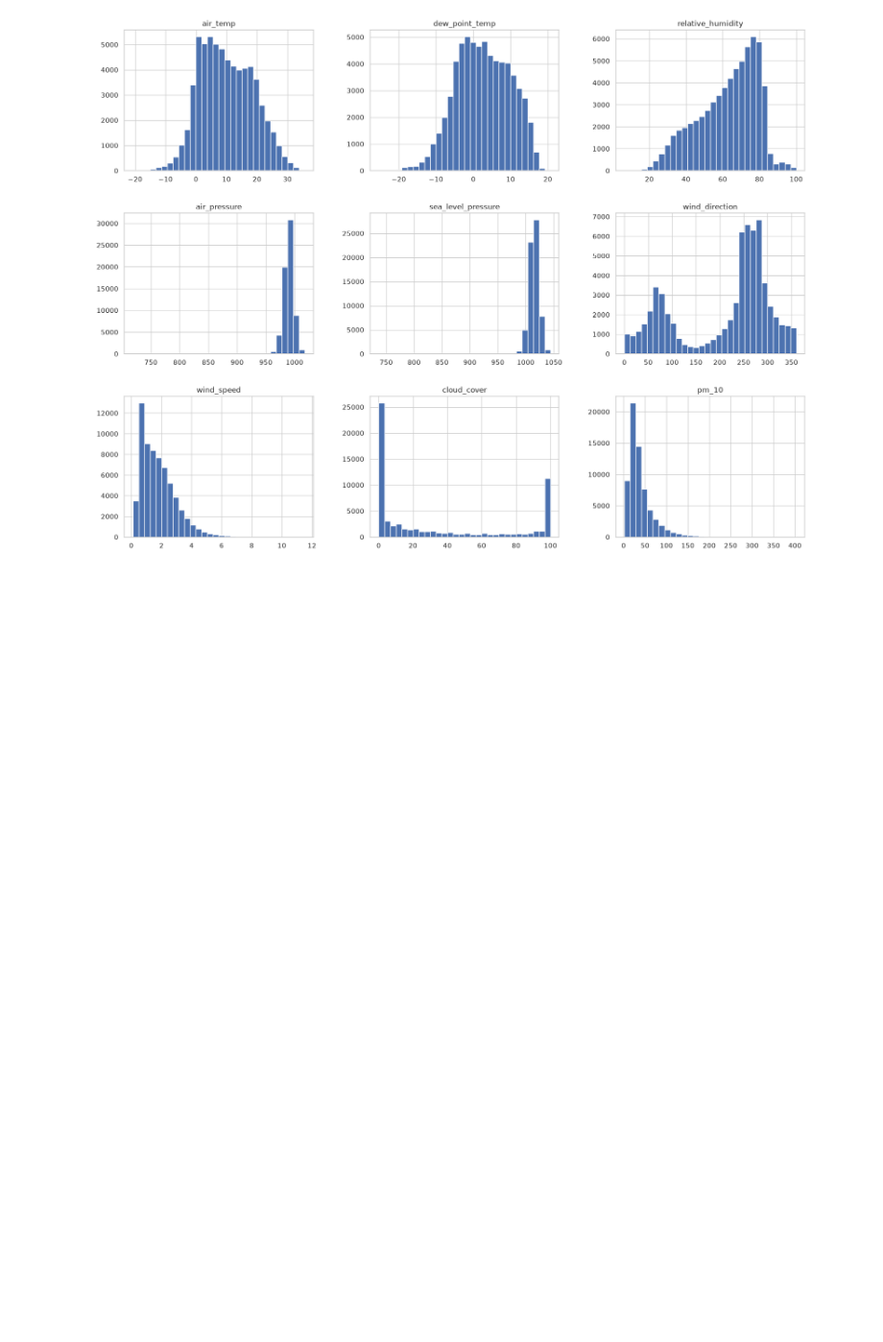
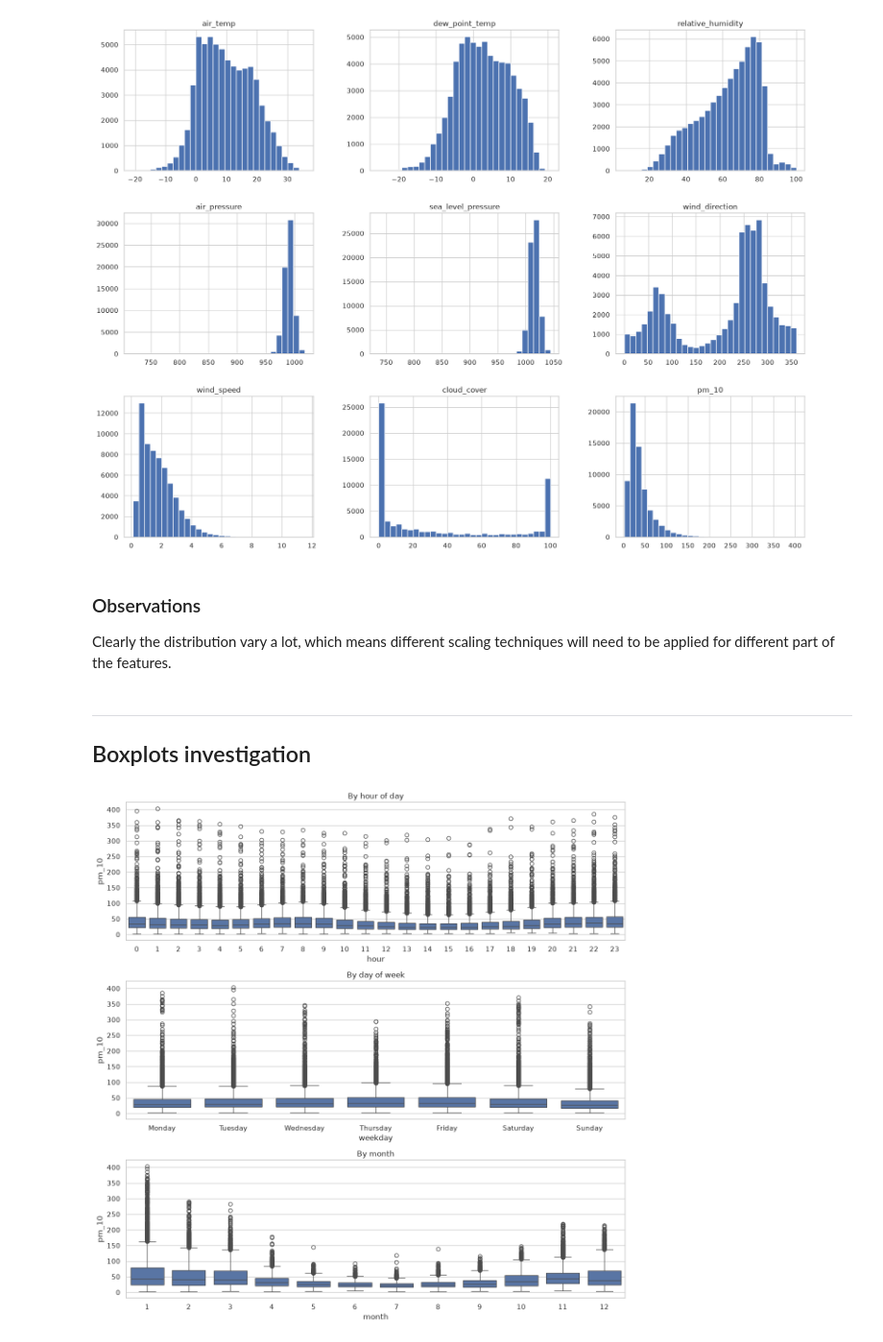
Before and after one commit to Pabito22/AirPolutionForecasting, a Jupyter notebook: notebooks/2-PW-initial-EDA.ipynb, the cells around one changed output. Shown at 96% size. Cells and saved outputs as stored; diff of their text form; code cells hidden in the pictures; blank space fills up the shorter version.

```diff
--- a/notebooks/2-PW-initial-EDA.ipynb
+++ b/notebooks/2-PW-initial-EDA.ipynb
@@ -255,3 +256,43 @@ array([[<Axes: title={'center': 'air_temp'}>,
         <Axes: title={'center': 'cloud_cover'}>,
         <Axes: title={'center': 'pm_10'}>]], dtype=object)
 [figure]
+# %% [markdown]
+### Observations
+Clearly the distribution vary a lot, which means different scaling techniques will need to be applied for different part of the features.
+# %% [markdown]
+---
+## Boxplots investigation
+# %%
+data["time"] = pandas.to_datetime(data["time"])
+
+weekday_order = [
+    "Monday",
+    "Tuesday",
+    "Wednesday",
+    "Thursday",
+    "Friday",
+    "Saturday",
+    "Sunday",
+]
+
+data["hour"] = data["time"].dt.hour
+data["weekday"] = data["time"].dt.day_name()
+data["month"] = data["time"].dt.month
+
+value_col = "pm_10"  # replace with your target column
+
+fig, axes = pyplot.subplots(3, 1, figsize=(12, 12))
+
+seaborn.boxplot(x="hour", y=value_col, data=data, ax=axes[0])
+axes[0].set_title("By hour of day")
+
+seaborn.boxplot(x="weekday", y=value_col, data=data, ax=axes[1], order=weekday_order)
+axes[1].set_title("By day of week")
+
+seaborn.boxplot(x="month", y=value_col, data=data, ax=axes[2])
+axes[2].set_title("By month")
+
+pyplot.tight_layout()
+pyplot.show()
+# %% [output]
+[figure, added]
```
Also changed, not shown: parts of 4 cells of this notebook, 10 other files.
